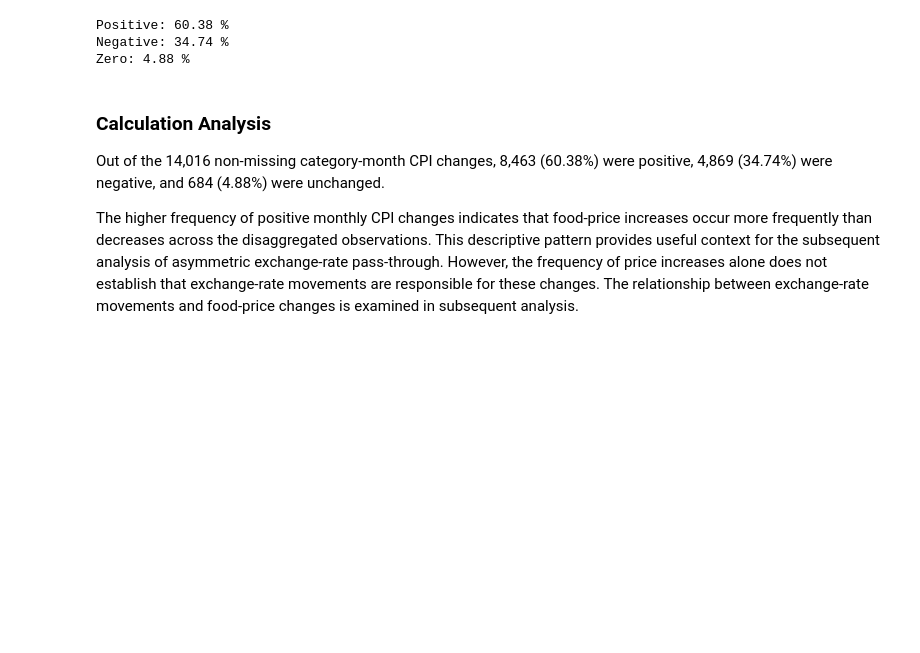
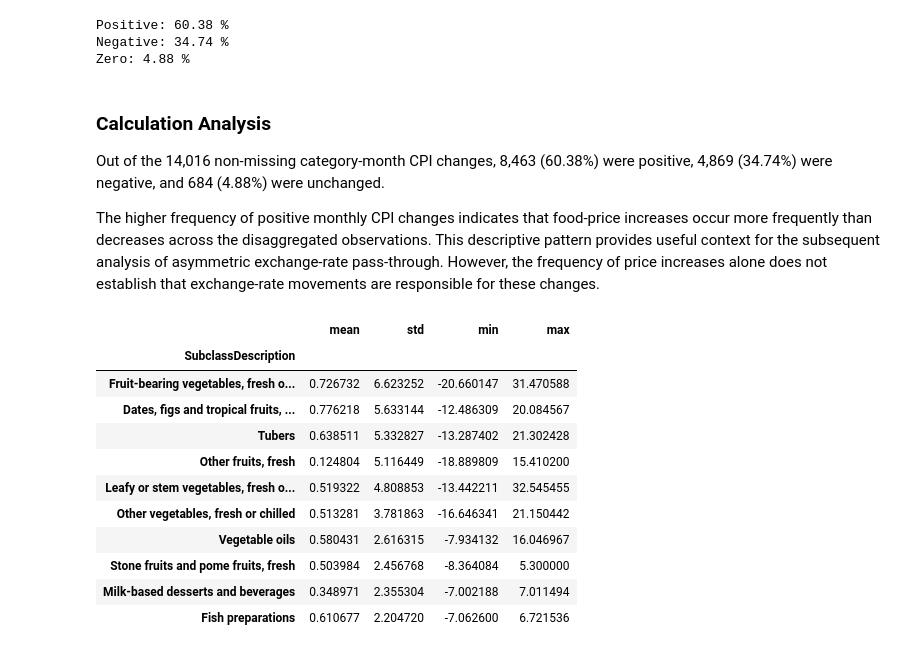
Before and after one commit to MasindiManaga/ERPT_ML_Research, a Jupyter notebook: notebooks/04_Exploratory_Data_Analysis.ipynb, the cells around one changed output. Drawn from its saved outputs; the diff is of its cells as text; code cells hidden in the pictures; blank space fills up the shorter version.

```diff
--- a/notebooks/04_Exploratory_Data_Analysis.ipynb
+++ b/notebooks/04_Exploratory_Data_Analysis.ipynb
@@ -538,4 +541,27 @@ Zero: 4.88 %
 ### Calculation Analysis
 Out of the 14,016 non-missing category-month CPI changes, 8,463 (60.38%) were positive, 4,869 (34.74%) were negative, and 684 (4.88%) were unchanged.
 
-The higher frequency of positive monthly CPI changes indicates that food-price increases occur more frequently than decreases across the disaggregated observations. This descriptive pattern provides useful context for the subsequent analysis of asymmetric exchange-rate pass-through. However, the frequency of price increases alone does not establish that exchange-rate movements are responsible for these changes. The relationship between exchange-rate movements and food-price changes is examined in subsequent analysis.
+The higher frequency of positive monthly CPI changes indicates that food-price increases occur more frequently than decreases across the disaggregated observations. This descriptive pattern provides useful context for the subsequent analysis of asymmetric exchange-rate pass-through. However, the frequency of price increases alone does not establish that exchange-rate movements are responsible for these changes.
+# %%
+# Question 4: Do different food categories behave differently?
+
+category_volatility = (
+    data.groupby("SubclassDescription")["CPI_Change_Pct"]
+    .agg(["mean", "std", "min", "max"])
+    .sort_values("std", ascending=False)
+)
+
+category_volatility.head(10)
+# %% [output]
+|  | mean | std | min | max |
+| SubclassDescription |  |  |  |  |
+| Fruit-bearing vegetables, fresh o... | 0.726732 | 6.623252 | -20.660147 | 31.470588 |
+| Dates, figs and tropical fruits, ... | 0.776218 | 5.633144 | -12.486309 | 20.084567 |
+| Tubers | 0.638511 | 5.332827 | -13.287402 | 21.302428 |
+| Other fruits, fresh | 0.124804 | 5.116449 | -18.889809 | 15.410200 |
+| Leafy or stem vegetables, fresh o... | 0.519322 | 4.808853 | -13.442211 | 32.545455 |
+| Other vegetables, fresh or chilled | 0.513281 | 3.781863 | -16.646341 | 21.150442 |
+| Vegetable oils | 0.580431 | 2.616315 | -7.934132 | 16.046967 |
+| Stone fruits and pome fruits, fresh | 0.503984 | 2.456768 | -8.364084 | 5.300000 |
+| Milk-based desserts and beverages | 0.348971 | 2.355304 | -7.002188 | 7.011494 |
+| Fish preparations | 0.610677 | 2.204720 | -7.062600 | 6.721536 |
```
Also changed, not shown: parts of 4 cells of this notebook.
